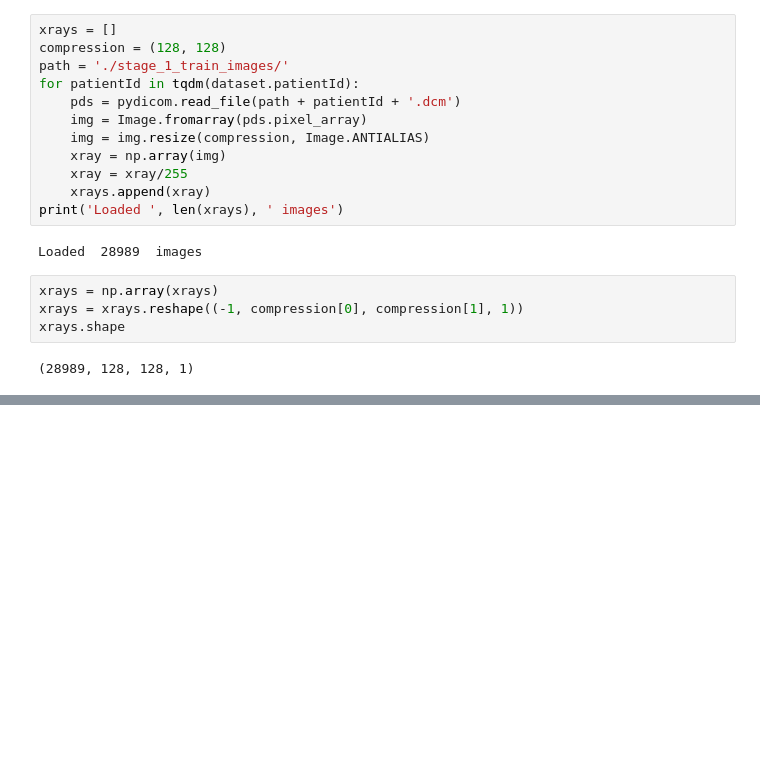
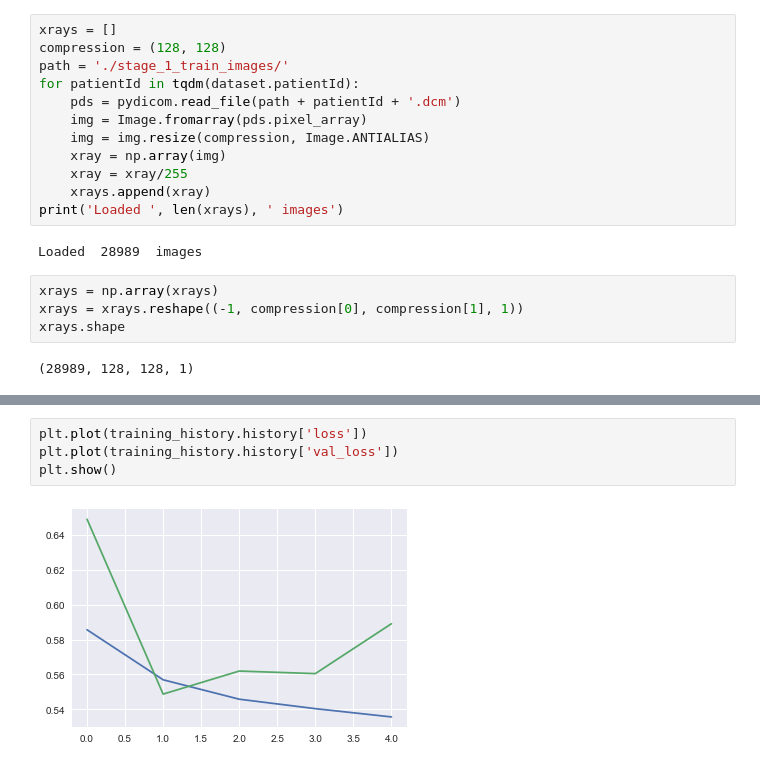
Before and after one commit to y2ee201/Kaggle-RSNA-Pneumonia, a Jupyter notebook: binary_classification.ipynb, the cells around one changed output, grey strips where cells are left out. Cells and saved outputs as stored; diff of their text form; blank space fills up the shorter version.

```diff
--- a/binary_classification.ipynb
+++ b/binary_classification.ipynb
@@ -92,0 +108,6 @@ Epoch 1/1
+# %%
+plt.plot(training_history.history['loss'])
+plt.plot(training_history.history['val_loss'])
+plt.show()
+# %% [output]
+[figure, added]
```
Also changed, not shown: parts of 5 cells of this notebook.
